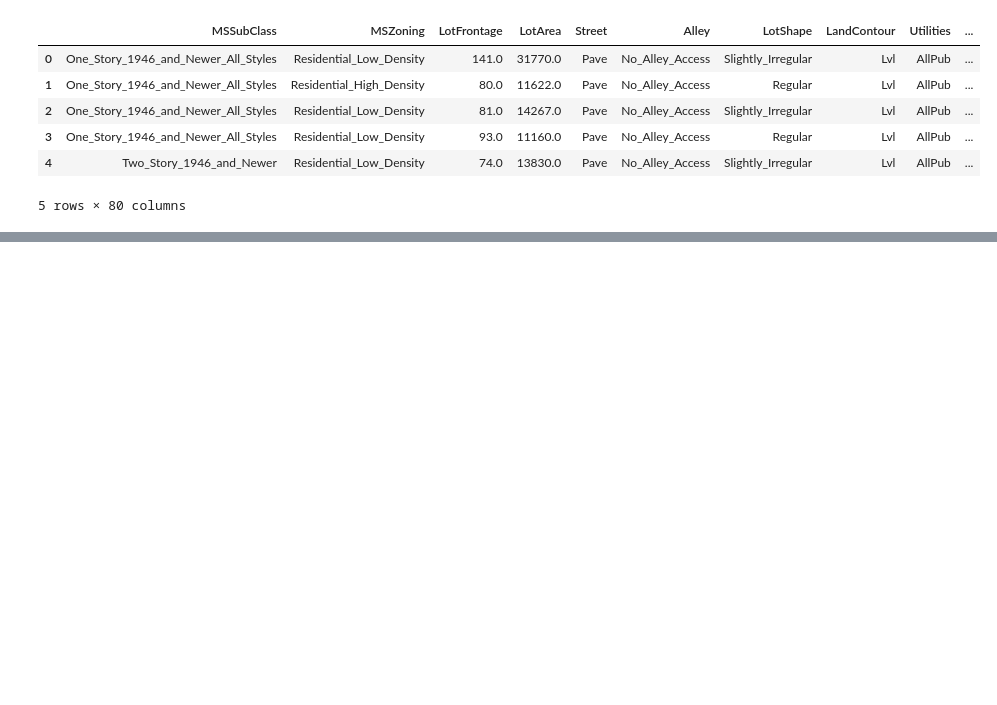
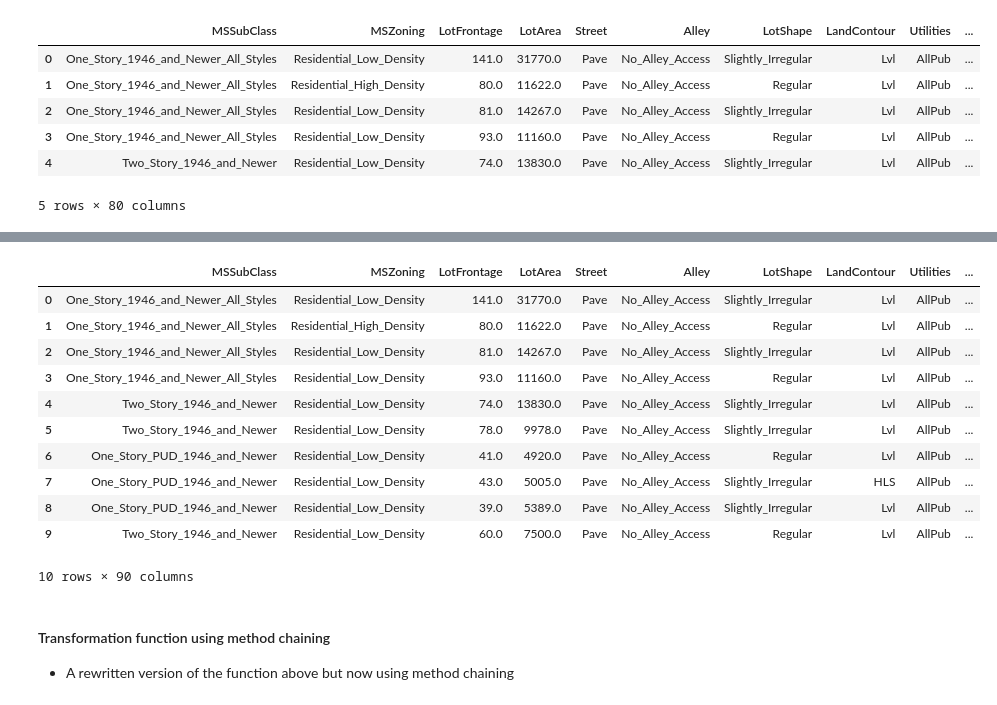
Before and after one commit to MAyub114/pandas_assign, a Jupyter notebook: pandas_assign.ipynb, the cells around one changed output, grey strips where cells are left out. Saved outputs shown, nothing was run; the diff lists cells and outputs as text; code cells hidden in the pictures; blank space fills up the shorter version.

Commit message:
Chaining transformation function example

```diff
--- a/pandas_assign.ipynb
+++ b/pandas_assign.ipynb
@@ -64,0 +76,54 @@ This is how to do the same using .assign()
+# %%
+def index_assigment_transform(raw_df):
+    df = raw_df.copy()
+
+    # mathematical transforms
+    X_1 = pd.DataFrame()  # dataframe to hold new features
+    X_1["LivLotRatio"] = df.GrLivArea / df.LotArea
+    X_1["Spaciousness"] = (df.FirstFlrSF + df.SecondFlrSF) / df.TotRmsAbvGrd
+    X_1["TotalOutsideSF"] = df.WoodDeckSF + df.OpenPorchSF + df.EnclosedPorch + df.Threeseasonporch + df.ScreenPorch
+
+    # interaction with categorical
+    X_2 = pd.get_dummies(df.BldgType, prefix="Bldg")
+    X_2 = X_2.mul(df.GrLivArea, axis=0)
+
+    # count feature
+    X_3 = pd.DataFrame()
+    X_3["PorchTypes"] = df[[
+        "WoodDeckSF",
+        "OpenPorchSF",
+        "EnclosedPorch",
+        "Threeseasonporch",
+        "ScreenPorch",
+    ]].gt(0.0).sum(axis=1)
+
+    # string
+    X_4 = pd.DataFrame()
+    X_4["MSClass"] = df.MSSubClass.str.split("_", n=1, expand=True)[0]
+
+    # groupby
+    X_5 = pd.DataFrame()
+    X_5["MedNhbdArea"] = df.groupby("Neighborhood")["GrLivArea"].transform("median")
+
+    X_new = df.join([X_1, X_2, X_3, X_4, X_5])
+
+    return X_new
+# %%
+index_assigment_transform(ames).head(10)
+# %% [output]
+|  | MSSubClass | MSZoning | LotFrontage | LotArea | Street | Alley | LotShape | LandContour | Utilities | ... |
+| 0 | One_Story_1946_and_Newer_All_Styles | Residential_Low_Density | 141.0 | 31770.0 | Pave | No_Alley_Access | Slightly_Irregular | Lvl | AllPub | ... |
+| 1 | One_Story_1946_and_Newer_All_Styles | Residential_High_Density | 80.0 | 11622.0 | Pave | No_Alley_Access | Regular | Lvl | AllPub | ... |
+| 2 | One_Story_1946_and_Newer_All_Styles | Residential_Low_Density | 81.0 | 14267.0 | Pave | No_Alley_Access | Slightly_Irregular | Lvl | AllPub | ... |
+| 3 | One_Story_1946_and_Newer_All_Styles | Residential_Low_Density | 93.0 | 11160.0 | Pave | No_Alley_Access | Regular | Lvl | AllPub | ... |
+| 4 | Two_Story_1946_and_Newer | Residential_Low_Density | 74.0 | 13830.0 | Pave | No_Alley_Access | Slightly_Irregular | Lvl | AllPub | ... |
+| 5 | Two_Story_1946_and_Newer | Residential_Low_Density | 78.0 | 9978.0 | Pave | No_Alley_Access | Slightly_Irregular | Lvl | AllPub | ... |
+| 6 | One_Story_PUD_1946_and_Newer | Residential_Low_Density | 41.0 | 4920.0 | Pave | No_Alley_Access | Regular | Lvl | AllPub | ... |
+| 7 | One_Story_PUD_1946_and_Newer | Residential_Low_Density | 43.0 | 5005.0 | Pave | No_Alley_Access | Slightly_Irregular | HLS | AllPub | ... |
+| 8 | One_Story_PUD_1946_and_Newer | Residential_Low_Density | 39.0 | 5389.0 | Pave | No_Alley_Access | Slightly_Irregular | Lvl | AllPub | ... |
+| 9 | Two_Story_1946_and_Newer | Residential_Low_Density | 60.0 | 7500.0 | Pave | No_Alley_Access | Regular | Lvl | AllPub | ... |
+10 rows × 90 columns
+# %% [markdown]
+#### Transformation function using method chaining
+
+* A rewritten version of the function above but now using method chaining
```
Also changed, not shown: parts of 9 cells of this notebook.
